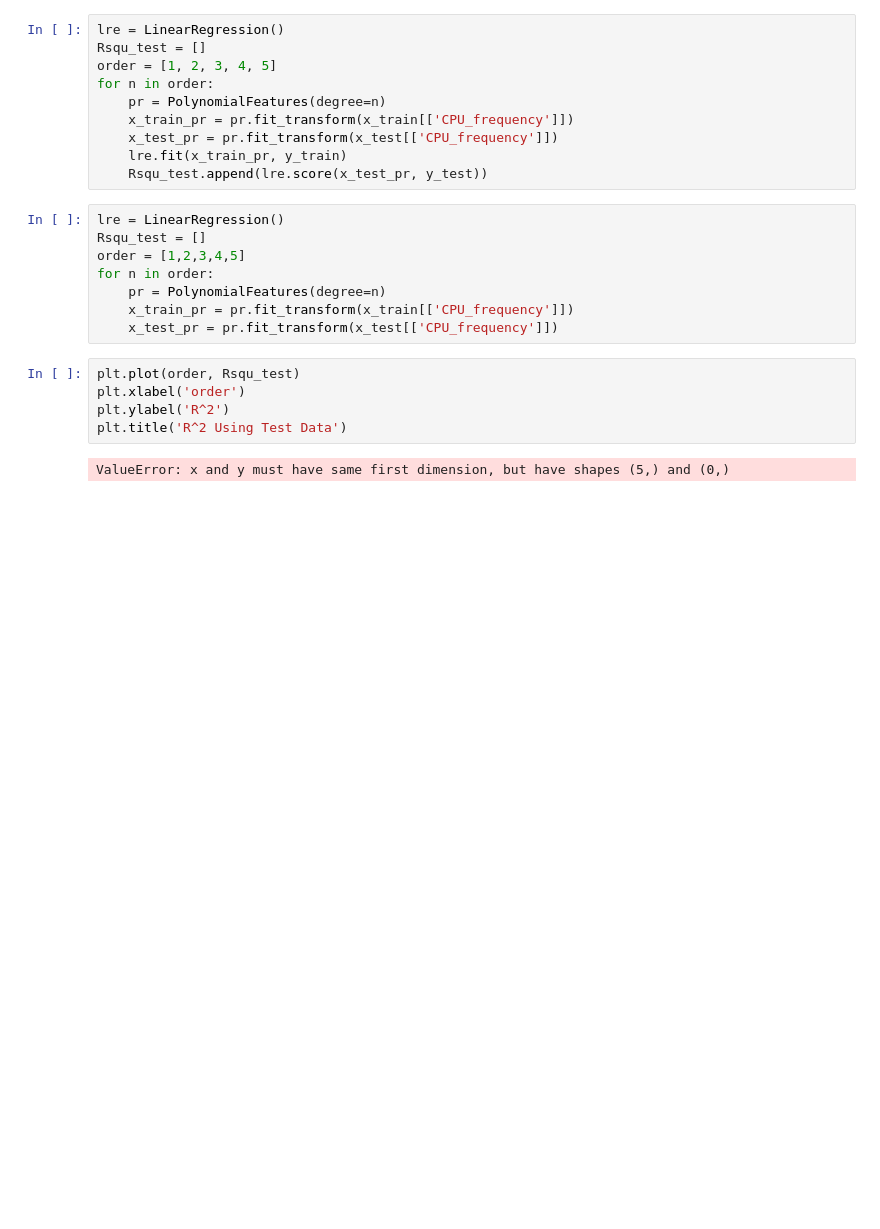
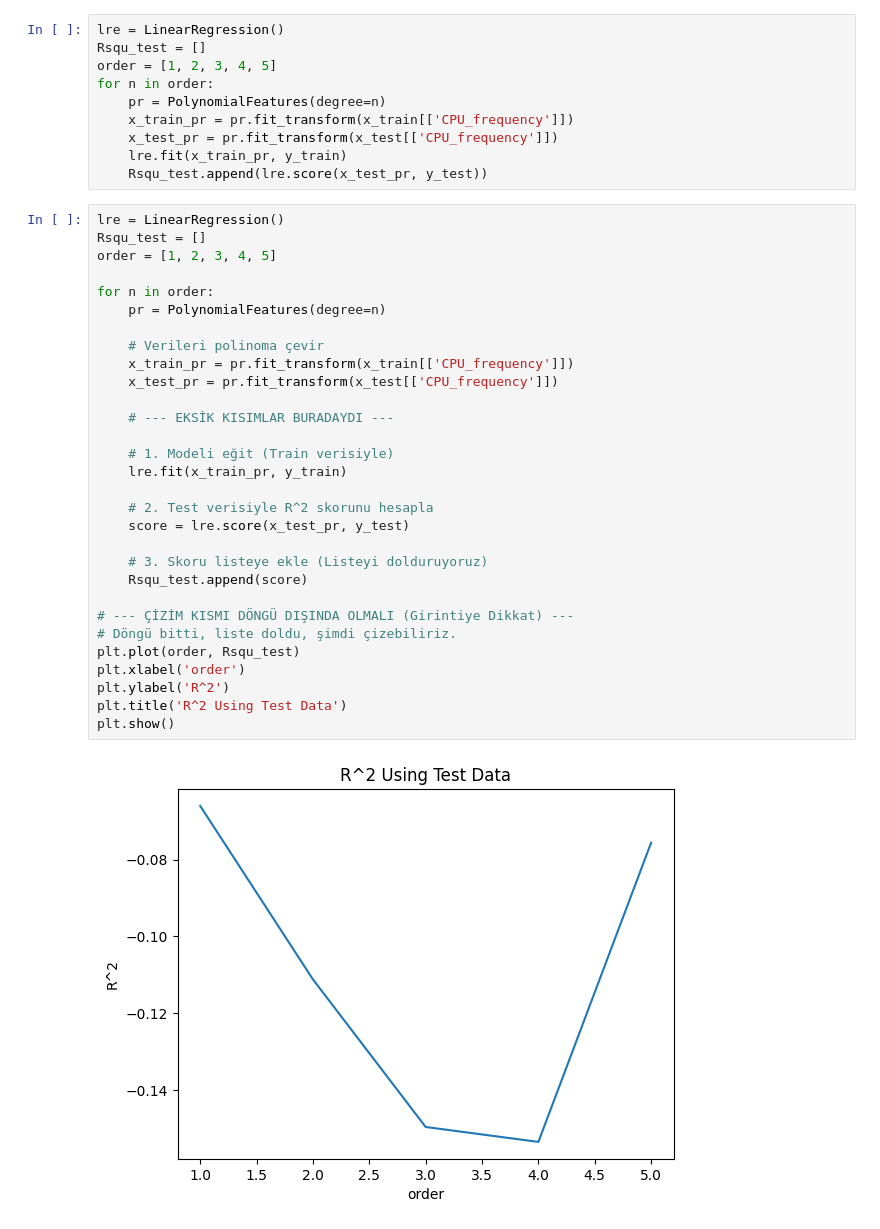
Before and after one commit to MachineTi-lab/IBM-Data-analysis-with-Python, a Jupyter notebook: DP_API.ipynb, the cells around one changed output. Drawn from its saved outputs; the diff is of its cells as text; blank space fills up the shorter version.

```diff
--- a/DP_API.ipynb
+++ b/DP_API.ipynb
@@ -65,15 +65,32 @@ for n in order:
 # %%
 lre = LinearRegression()
 Rsqu_test = []
-order = [1,2,3,4,5]
+order = [1, 2, 3, 4, 5]
+
 for n in order:
     pr = PolynomialFeatures(degree=n)
+
+    # Verileri polinoma çevir
     x_train_pr = pr.fit_transform(x_train[['CPU_frequency']])
     x_test_pr = pr.fit_transform(x_test[['CPU_frequency']])
+
+    # --- EKSİK KISIMLAR BURADAYDI ---
+
+    # 1. Modeli eğit (Train verisiyle)
+    lre.fit(x_train_pr, y_train)
+
+    # 2. Test verisiyle R^2 skorunu hesapla
+    score = lre.score(x_test_pr, y_test)
+
+    # 3. Skoru listeye ekle (Listeyi dolduruyoruz)
+    Rsqu_test.append(score)
+
+# --- ÇİZİM KISMI DÖNGÜ DIŞINDA OLMALI (Girintiye Dikkat) ---
+# Döngü bitti, liste doldu, şimdi çizebiliriz.
+plt.plot(order, Rsqu_test)
+plt.xlabel('order')
+plt.ylabel('R^2')
+plt.title('R^2 Using Test Data')
+plt.show()
+# %% [output]
+[figure, added]
-# %%
-plt.plot(order, Rsqu_test)
-plt.xlabel('order')
-plt.ylabel('R^2')
-plt.title('R^2 Using Test Data')
-# %% [output]
-ValueError: x and y must have same first dimension, but have shapes (5,) and (0,)
```
Also changed, not shown: parts of 3 cells of this notebook.
